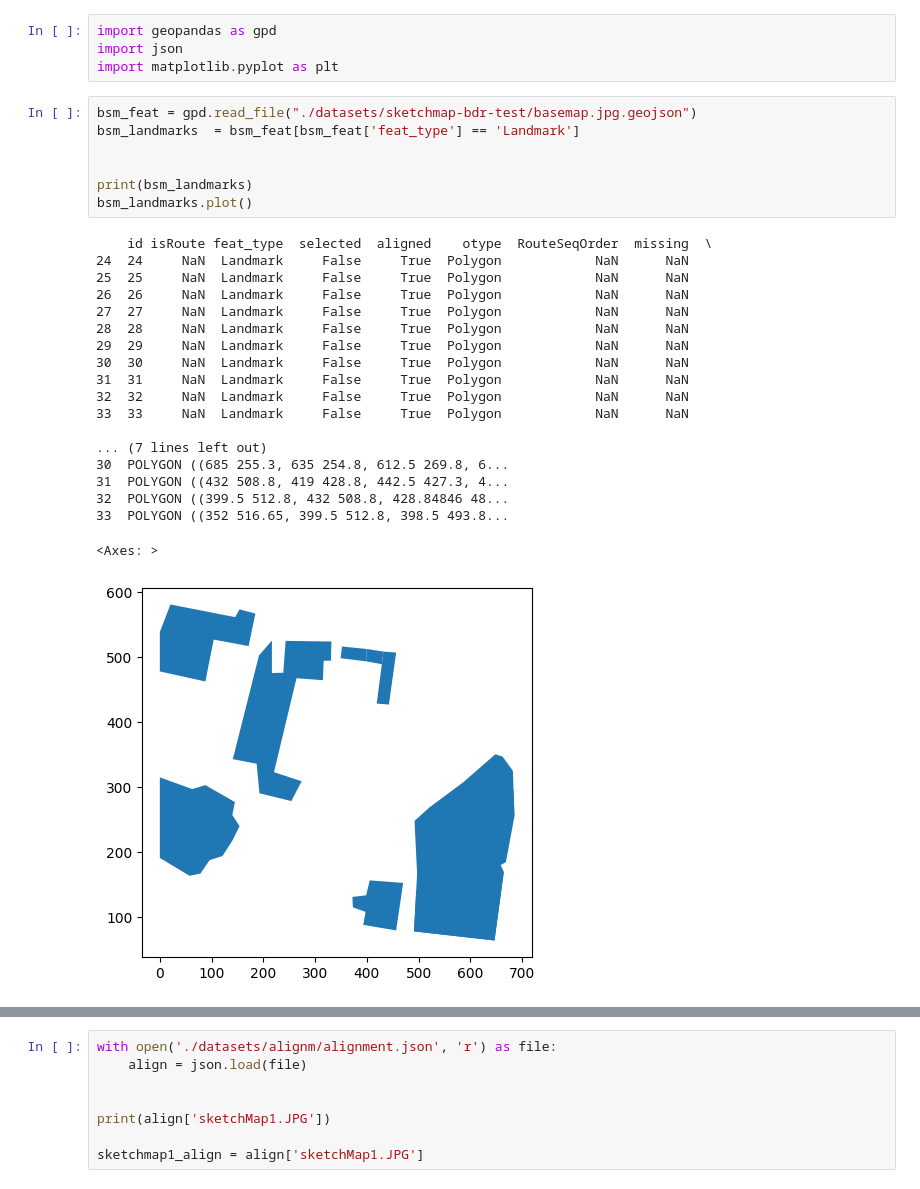
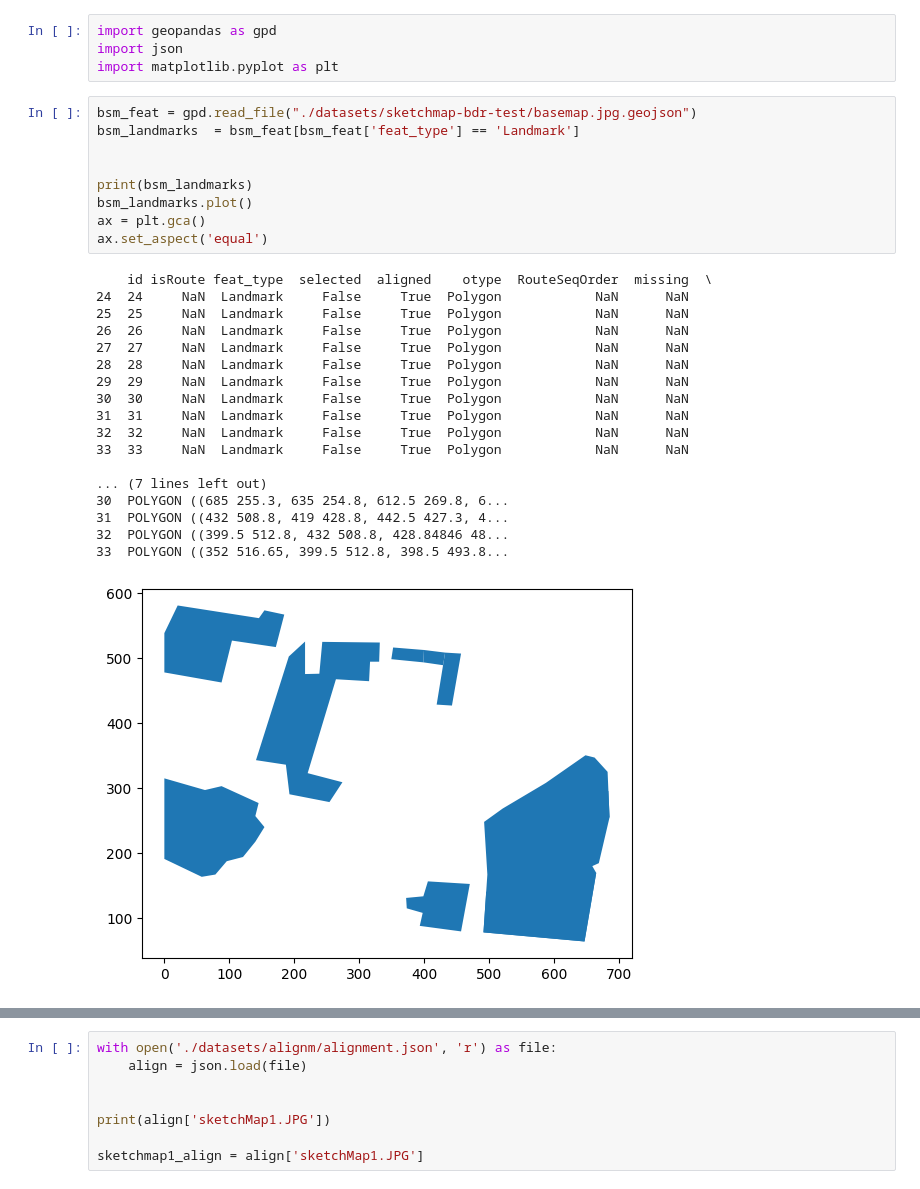
Before and after one commit to ajay-sheokand/SketchMap, a Jupyter notebook: sketchmap_BDR.ipynb, the cells around one changed output, grey strips where cells are left out. Saved outputs shown, nothing was run; the diff lists cells and outputs as text.

Commit message:
Equalized the axis on the landmarks figures

```diff
--- a/sketchmap_BDR.ipynb
+++ b/sketchmap_BDR.ipynb
@@ -30,30 +30,31 @@ import matplotlib.pyplot as plt
 # %%
 bsm_feat = gpd.read_file("./datasets/sketchmap-bdr-test/basemap.jpg.geojson")
 bsm_landmarks  = bsm_feat[bsm_feat['feat_type'] == 'Landmark']
 
 
 print(bsm_landmarks)
 bsm_landmarks.plot()
+ax = plt.gca()
+ax.set_aspect('equal')
 # %% [output]
     id isRoute feat_type  selected  aligned    otype  RouteSeqOrder  missing  \
 24  24     NaN  Landmark     False     True  Polygon            NaN      NaN
 25  25     NaN  Landmark     False     True  Polygon            NaN      NaN
 26  26     NaN  Landmark     False     True  Polygon            NaN      NaN
 27  27     NaN  Landmark     False     True  Polygon            NaN      NaN
 28  28     NaN  Landmark     False     True  Polygon            NaN      NaN
 29  29     NaN  Landmark     False     True  Polygon            NaN      NaN
 30  30     NaN  Landmark     False     True  Polygon            NaN      NaN
 31  31     NaN  Landmark     False     True  Polygon            NaN      NaN
 32  32     NaN  Landmark     False     True  Polygon            NaN      NaN
 33  33     NaN  Landmark     False     True  Polygon            NaN      NaN
 
 ... (7 lines left out)
 30  POLYGON ((685 255.3, 635 254.8, 612.5 269.8, 6...
 31  POLYGON ((432 508.8, 419 428.8, 442.5 427.3, 4...
 32  POLYGON ((399.5 512.8, 432 508.8, 428.84846 48...
 33  POLYGON ((352 516.65, 399.5 512.8, 398.5 493.8...
-<Axes: >
-[figure, old version]
+[figure, new version]
 # %%
 skm_feat = gpd.read_file("./datasets/sketchmap-bdr-test/sketchMap1.JPG.geojson")
 
```
Also changed, not shown: parts of 1 cell of this notebook.
